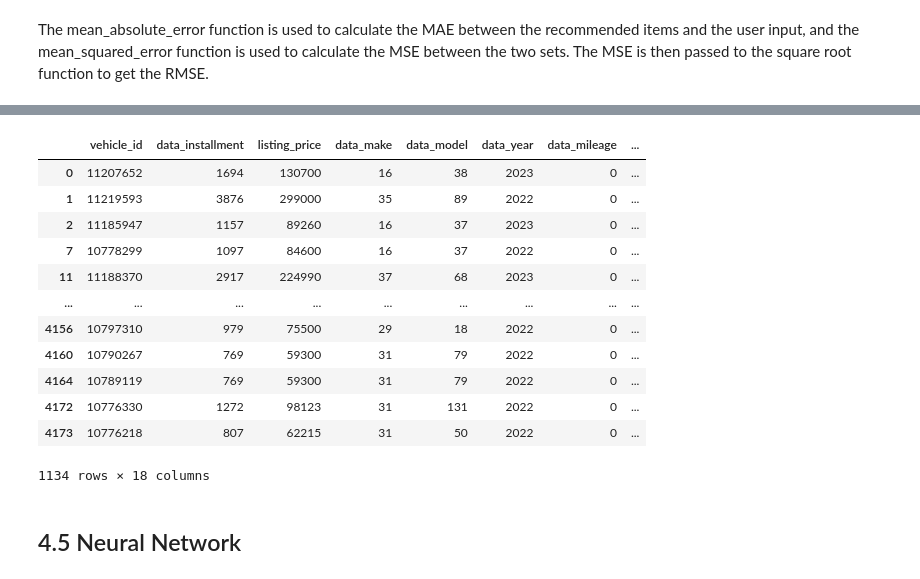
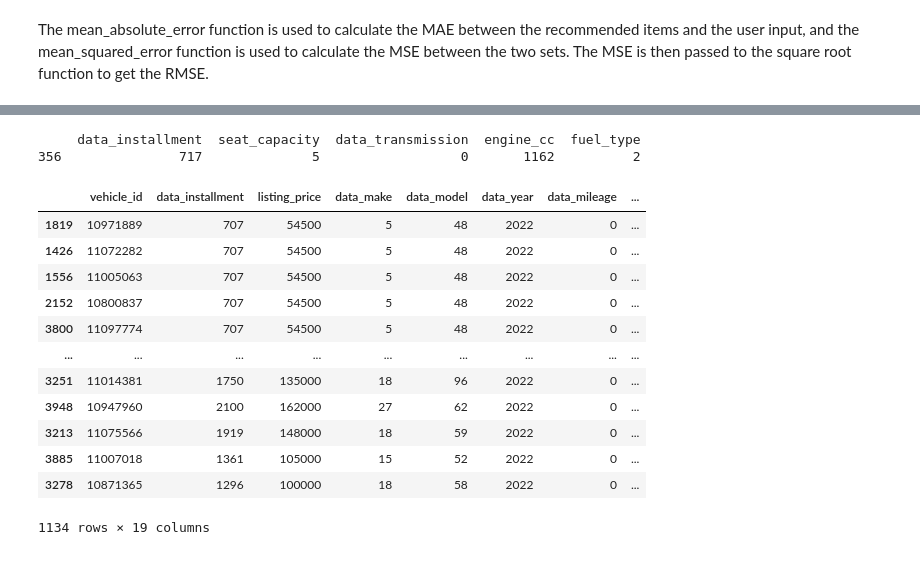
Before and after one commit to Jiayue1030/car-recommendation-system, a Jupyter notebook: WQD7001_G3JFF_Car_Recommendation_System.ipynb, the cells around one changed output, grey strips where cells are left out. Cells and saved outputs as stored; diff of their text form; code cells hidden in the pictures.

```diff
--- a/WQD7001_G3JFF_Car_Recommendation_System.ipynb
+++ b/WQD7001_G3JFF_Car_Recommendation_System.ipynb
@@ -652,4 +658,4 @@ vehicle_vecs = vectorizer.transform(ir_carlist['all_features'])
 # %%
 # Calculate the cosine similarity between the user input and the vehicle data
 from sklearn.metrics.pairwise import cosine_similarity
-similarities = cosine_similarity(user_input_vec, vehicle_vecs)
+ir_similarities = cosine_similarity(user_input_vec, vehicle_vecs)
@@ -665,5 +662,5 @@ dtype: object
 # %%
 # Find the top 5 most similar vehicles
-top_5 = similarities.flatten().argsort()[-5:][::-1]
+top5_ir_index = ir_similarities.flatten().argsort()[-5:][::-1]
 print(ir_user_input)
-ir_carlist.iloc[top_5,:]
+ir_recommended_items = ir_carlist.iloc[top5_ir_index,:]
@@ -670,3 +704,36 @@ ir_carlist.iloc[top_5,:]
+# %%
+from sklearn import svm
+from sklearn.metrics import accuracy_score
+from sklearn.model_selection import train_test_split
+
+# Load the vehicle dataset
+vehicles = pd.read_csv('vehicle_data.csv')
+
+# Get the labels
+labels = vehicles['vehicle_type']
+
+# Get the features
+features = vehicles.drop(['vehicle_type'], axis=1)
+
+# Split the data into training and testing sets
+X_train, X_test, y_train, y_test = train_test_split(features, labels, test_size=0.2, random_state=42)
+
+# Initialize the SVM classifier
+clf = svm.SVC(kernel='linear', C=1)
+
+# Train the model on the training data
+clf.fit(X_train, y_train)
+
+# Predict the vehicle type of the user input
+user_input = {'data_installment': 200, 'seat_capacity': 5, 'engine_cc': 2000, 'data_transmission': 'Automatic', 'fuel_type': 'Petrol'}
+user_input = pd.DataFrame([user_input])
+predicted_vehicle_type = clf.predict(user_input)
+
+# Get the indices of all vehicles of the same type as the predicted vehicle type
+indices = vehicles[vehicles['vehicle_type'] == predicted_vehicle_type[0]].index
+
+# Print the top 5 similar vehicles
+top_5 = vehicles.il
 # %% [markdown]
 ## 4.5 Agglomerative Clustering
 ----
@@ -740,9 +797,9 @@ for i, row in ac_recommended_items.iterrows():
     # Extract the features of the recommended items and user input
     recommended_item =  np.array(row[features]).flatten()
     user_input = np.array(ac_user_input).flatten()
+    euclidean_distance = distance.euclidean(recommended_items, user_input)
     mae = mean_absolute_error(recommended_item, user_input)
     rmse = np.sqrt(mean_squared_error(recommended_item, user_input))
-    # Assign the Euclidean distance to the new column
     ac_recommended_items.at[i, 'mae'] = mae
     ac_recommended_items.at[i, 'rmse'] = rmse
 # %% [output]
@@ -760,18 +823,0 @@ See the caveats in the documentation: https://pandas.pydata.org/pandas-docs/stab
-# %%
-ac_recommended_items[]
-# %% [output]
-|  | vehicle_id | data_installment | listing_price | data_make | data_model | data_year | data_mileage | ... |
-| 0 | 11207652 | 1694 | 130700 | 16 | 38 | 2023 | 0 | ... |
-| 1 | 11219593 | 3876 | 299000 | 35 | 89 | 2022 | 0 | ... |
-| 2 | 11185947 | 1157 | 89260 | 16 | 37 | 2023 | 0 | ... |
-| 7 | 10778299 | 1097 | 84600 | 16 | 37 | 2022 | 0 | ... |
-| 11 | 11188370 | 2917 | 224990 | 37 | 68 | 2023 | 0 | ... |
-| ... | ... | ... | ... | ... | ... | ... | ... | ... |
-| 4156 | 10797310 | 979 | 75500 | 29 | 18 | 2022 | 0 | ... |
-| 4160 | 10790267 | 769 | 59300 | 31 | 79 | 2022 | 0 | ... |
-| 4164 | 10789119 | 769 | 59300 | 31 | 79 | 2022 | 0 | ... |
-| 4172 | 10776330 | 1272 | 98123 | 31 | 131 | 2022 | 0 | ... |
-| 4173 | 10776218 | 807 | 62215 | 31 | 50 | 2022 | 0 | ... |
-1134 rows × 18 columns
-# %% [markdown]
-## 4.5 Neural Network
@@ -823,0 +824,18 @@ model.fit([np.arange(n_vehicles), np.repeat(user_input, n_vehicles, axis=0)], np
+# %%
+ac_recommended_items = ac_recommended_items.sort_values(by=['mae','rmse'],ascending=True)
+# %% [output]
+     data_installment  seat_capacity  data_transmission  engine_cc  fuel_type
+356               717              5                  0       1162          2
+|  | vehicle_id | data_installment | listing_price | data_make | data_model | data_year | data_mileage | ... |
+| 1819 | 10971889 | 707 | 54500 | 5 | 48 | 2022 | 0 | ... |
+| 1426 | 11072282 | 707 | 54500 | 5 | 48 | 2022 | 0 | ... |
+| 1556 | 11005063 | 707 | 54500 | 5 | 48 | 2022 | 0 | ... |
+| 2152 | 10800837 | 707 | 54500 | 5 | 48 | 2022 | 0 | ... |
+| 3800 | 11097774 | 707 | 54500 | 5 | 48 | 2022 | 0 | ... |
+| ... | ... | ... | ... | ... | ... | ... | ... | ... |
+| 3251 | 11014381 | 1750 | 135000 | 18 | 96 | 2022 | 0 | ... |
+| 3948 | 10947960 | 2100 | 162000 | 27 | 62 | 2022 | 0 | ... |
+| 3213 | 11075566 | 1919 | 148000 | 18 | 59 | 2022 | 0 | ... |
+| 3885 | 11007018 | 1361 | 105000 | 15 | 52 | 2022 | 0 | ... |
+| 3278 | 10871365 | 1296 | 100000 | 18 | 58 | 2022 | 0 | ... |
+1134 rows × 19 columns
```
Also changed, not shown: parts of 50 cells of this notebook.
